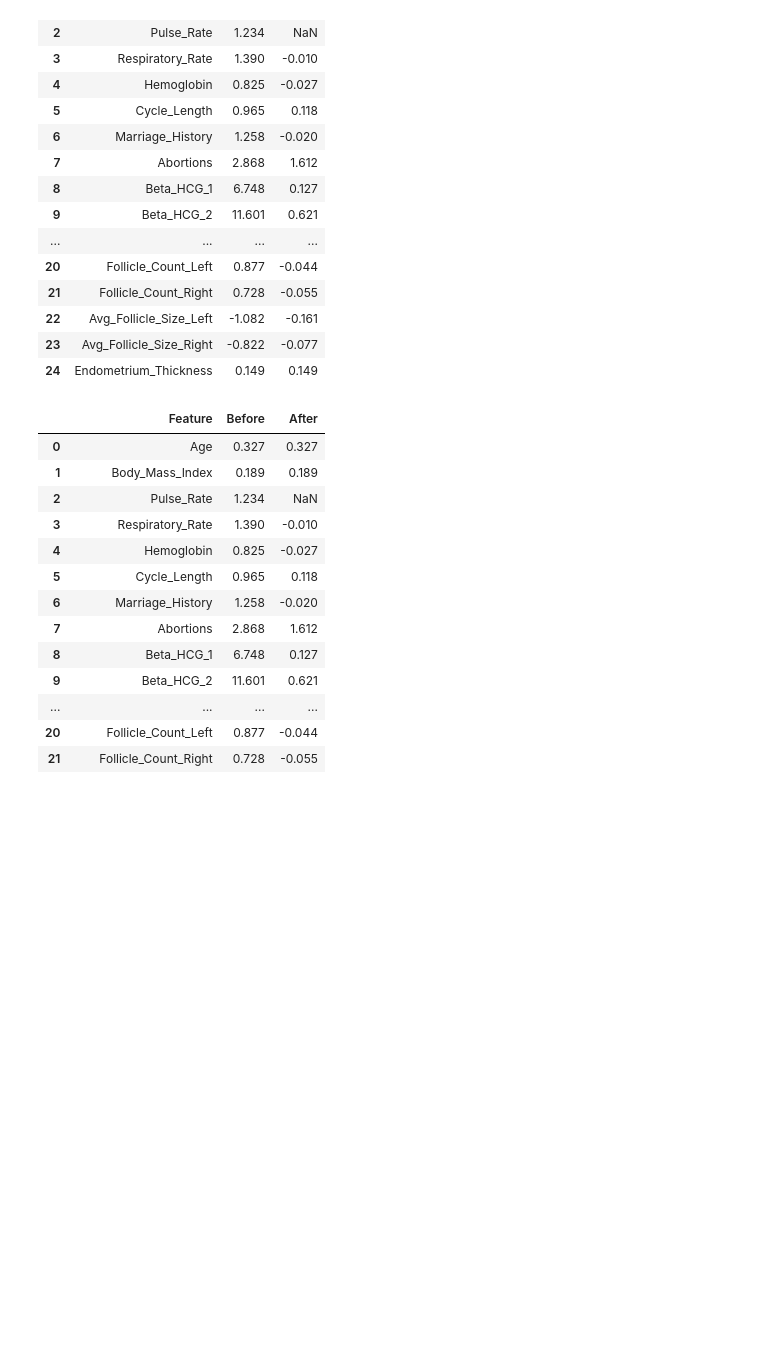
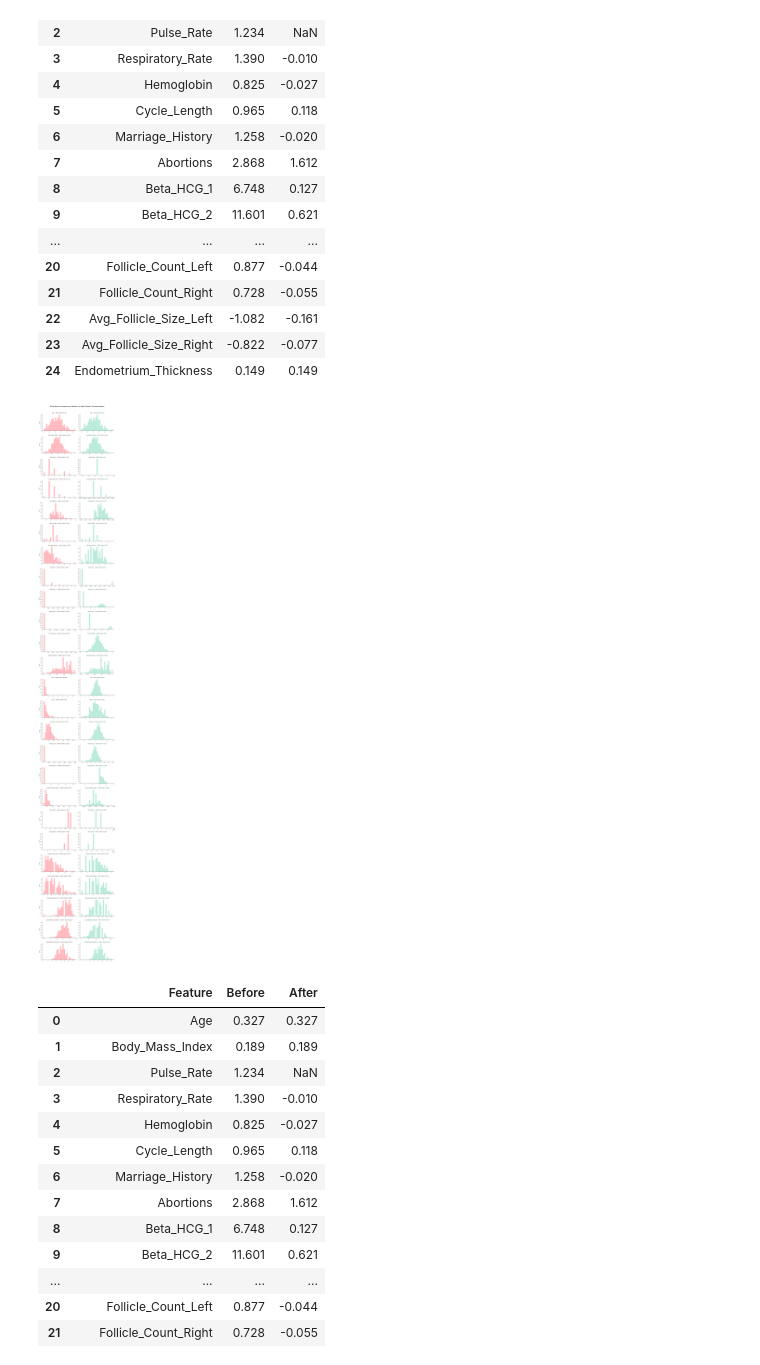
Before and after one commit to JoseAlberto88/Predictive-Analytics-, a Jupyter notebook: DAMO510_Module_06_Summer26_starter_notebook.ipynb, the cells around one changed output. Drawn from its saved outputs; the diff is of its cells as text; code cells hidden in the pictures; blank space fills up the shorter version.

```diff
--- a/DAMO510_Module_06_Summer26_starter_notebook.ipynb
+++ b/DAMO510_Module_06_Summer26_starter_notebook.ipynb
@@ -736,17 +736,21 @@ After applying the Box-Cox and Yeo-Johnson transformations, evaluate whether the
 
 > Note: Variables previously classified as requiring no power transformation should have identical Before and After skewness values because their values were not changed.
 # %%
-# --- Skewness comparison table ---
+import warnings
+
 skewness_comparison = []
 
 for feature in numeric_features:
     skew_before = skew(X_train_num[feature], bias=False)
-    skew_after = skew(X_train_num_power[feature], bias=False)
+
+    with warnings.catch_warnings():
+        warnings.simplefilter("ignore", category=RuntimeWarning)
+        skew_after = skew(X_train_num_power[feature], bias=False)
 
     skewness_comparison.append({
         "Feature": feature,
         "Before": round(skew_before, 3),
-        "After": round(skew_after, 3)
+        "After": round(skew_after, 3) if not np.isnan(skew_after) else np.nan
     })
 
 skewness_comparison_df = pd.DataFrame(skewness_comparison)
@@ -769,6 +773,66 @@ skewness_comparison_df
 | 22 | Avg_Follicle_Size_Left | -1.082 | -0.161 |
 | 23 | Avg_Follicle_Size_Right | -0.822 | -0.077 |
 | 24 | Endometrium_Thickness | 0.149 | 0.149 |
+# %%
+import matplotlib.pyplot as plt
+import seaborn as sns
+
+# Pastel palette: soft coral for "before", soft teal for "after"
+color_before = "#FFB3BA"   # pastel pink/coral
+color_after = "#B5EAD7"    # pastel mint/teal
+
+n_features = len(numeric_features)
+n_cols = 2  # before | after
+n_rows = n_features
+
+fig, axes = plt.subplots(n_rows, n_cols, figsize=(11, 3.1 * n_rows))
+fig.patch.set_facecolor("white")
+
+sns.set_style("whitegrid", {"grid.linestyle": ":", "grid.color": "#e0e0e0"})
+
+for i, feature in enumerate(numeric_features):
+    skew_before = skewness_comparison_df.loc[skewness_comparison_df["Feature"] == feature, "Before"].values[0]
+    skew_after = skewness_comparison_df.loc[skewness_comparison_df["Feature"] == feature, "After"].values[0]
+
+    # --- Before ---
+    ax_before = axes[i, 0]
+    ax_before.hist(
+        X_train_num[feature],
+        bins=25,
+        color=color_before,
+        edgecolor="white",
+        linewidth=0.8,
+        alpha=0.95
+    )
+    ax_before.set_title(f"{feature} — Before (skew={skew_before})", fontsize=9.5, fontweight="bold", color="#5c4a4a")
+    ax_before.set_ylabel("Count", fontsize=8)
+    ax_before.tick_params(labelsize=7.5)
+    for spine in ["top", "right"]:
+        ax_before.spines[spine].set_visible(False)
+
+    # --- After ---
+    ax_after = axes[i, 1]
+    ax_after.hist(
+        X_train_num_power[feature],
+        bins=25,
+        color=color_after,
+        edgecolor="white",
+        linewidth=0.8,
+        alpha=0.95
+    )
+    ax_after.set_title(f"{feature} — After (skew={skew_after})", fontsize=9.5, fontweight="bold", color="#3f6b5e")
+    ax_after.tick_params(labelsize=7.5)
+    for spine in ["top", "right"]:
+        ax_after.spines[spine].set_visible(False)
+
+fig.suptitle(
+    "Distribution Comparison: Before vs. After Power Transformation",
+    fontsize=15, fontweight="bold", color="#4a4a4a", y=1.001
+)
+plt.tight_layout(rect=[0, 0, 1, 0.995])
+plt.show()
+# %% [output]
+[figure, added]
 # %%
 # %% [output]
 |  | Feature | Before | After |
```
